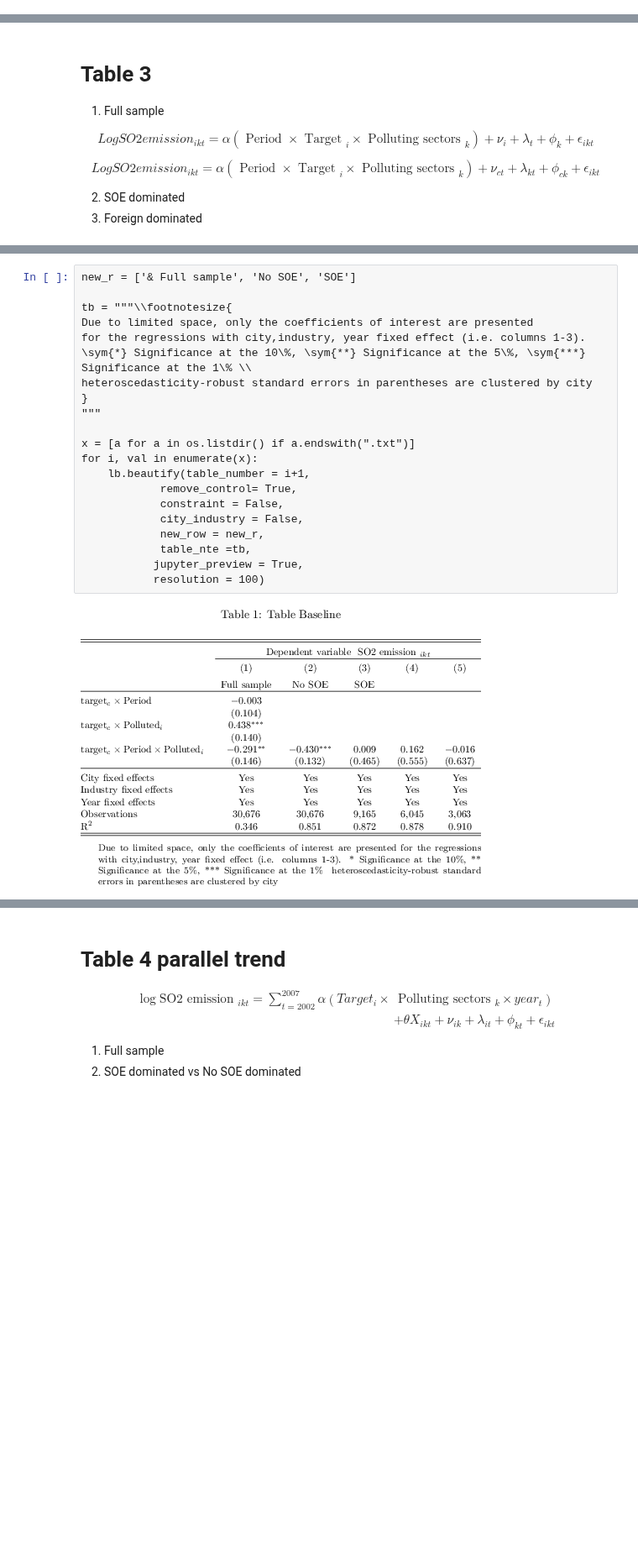
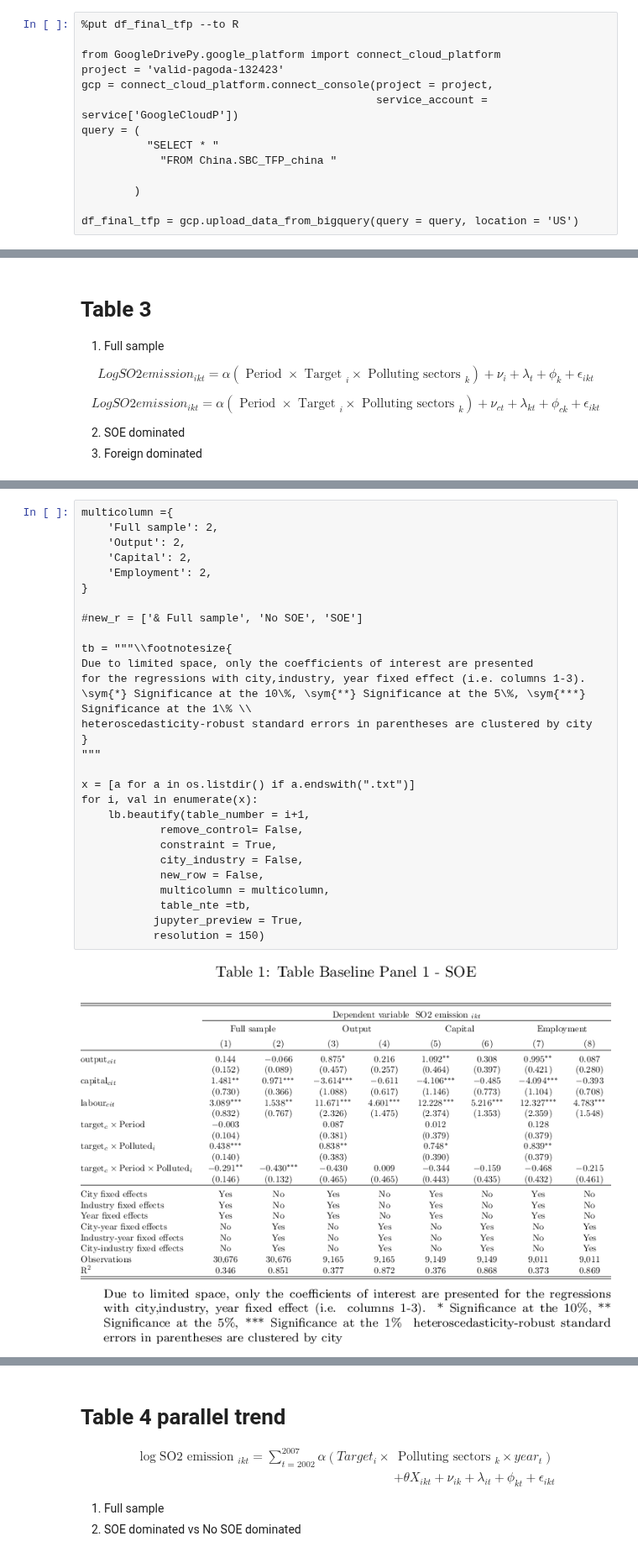
Before and after one commit to thomaspernet/SBC_pollution_China, a Jupyter notebook: Data_analysis/05_New_Tables/10_SBC_final.ipynb, the cells around one changed output, grey strips where cells are left out. Shown at 84% size. Drawn from its saved outputs; the diff is of its cells as text; blank space fills up the shorter version.

```diff
--- a/Data_analysis/05_New_Tables/10_SBC_final.ipynb
+++ b/Data_analysis/05_New_Tables/10_SBC_final.ipynb
@@ -94,6 +94,20 @@ df_final <- df_final %>%
          polluted_thre = relevel(polluted_thre, ref='Below'),
   )
 #head(df_final)
+# %%
+%put df_final_tfp --to R
+
+from GoogleDrivePy.google_platform import connect_cloud_platform
+project = 'valid-pagoda-132423'
+gcp = connect_cloud_platform.connect_console(project = project,
+                                             service_account = service['GoogleCloudP'])
+query = (
+          "SELECT * "
+            "FROM China.SBC_TFP_china "
+
+        )
+
+df_final_tfp = gcp.upload_data_from_bigquery(query = query, location = 'US')
 # %%
 #aggregation_param = 'industry'
 aggregation_param = 'geocode4_corr'
@@ -630,23 +664,31 @@ table_1 <- go_latex(tables,
 # %%
-new_r = ['& Full sample', 'No SOE', 'SOE']
+multicolumn ={
+    'Full sample': 2,
+    'Output': 2,
+    'Capital': 2,
+    'Employment': 2,
+}
+
+#new_r = ['& Full sample', 'No SOE', 'SOE']
 
 tb = """\\footnotesize{
 Due to limited space, only the coefficients of interest are presented
 for the regressions with city,industry, year fixed effect (i.e. columns 1-3).
 \sym{*} Significance at the 10\%, \sym{**} Significance at the 5\%, \sym{***} Significance at the 1\% \\
 heteroscedasticity-robust standard errors in parentheses are clustered by city
 }
 """
 
 x = [a for a in os.listdir() if a.endswith(".txt")]
 for i, val in enumerate(x):
     lb.beautify(table_number = i+1,
-            remove_control= True,
-            constraint = False,
+            remove_control= False,
+            constraint = True,
             city_industry = False,
-            new_row = new_r,
+            new_row = False,
+            multicolumn = multicolumn,
             table_nte =tb,
            jupyter_preview = True,
-           resolution = 100)
+           resolution = 150)
 # %% [output]
-[figure, old version]
+[figure, new version]
```
Also changed, not shown: parts of 12 cells of this notebook, 1 other file.
